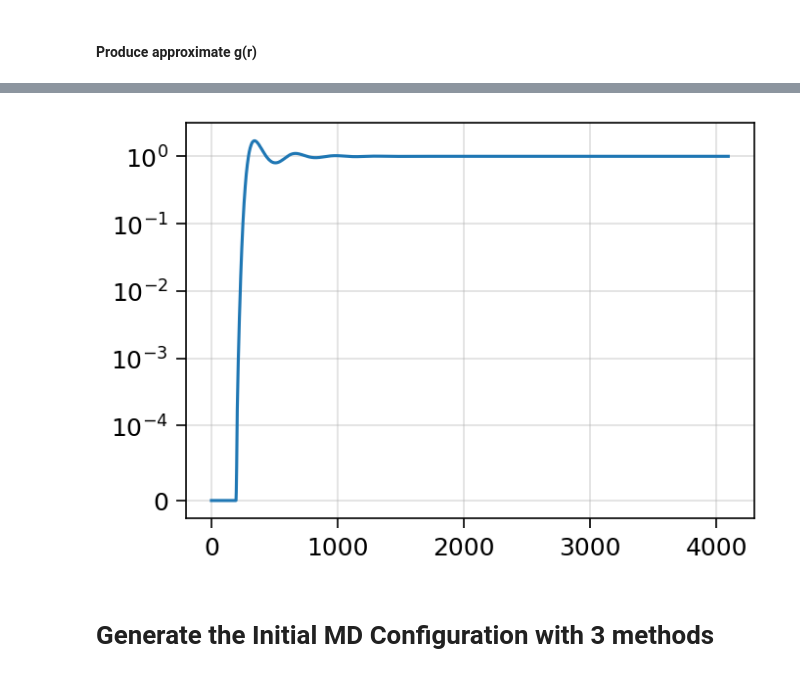
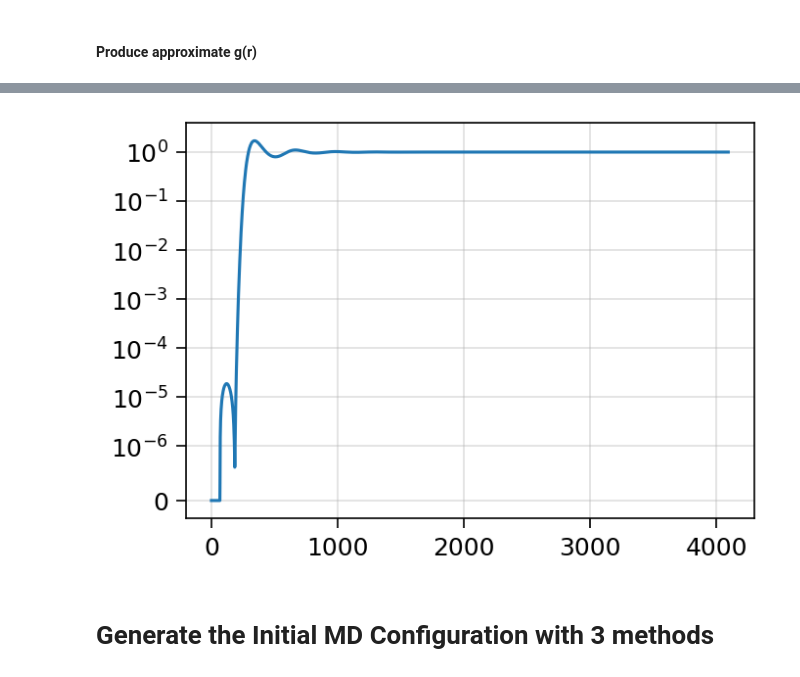
Before and after one commit to ZachAJohnson/CorrelatedConfigurations, a Jupyter notebook: examples/Yukawa_example_Al_for_QE.ipynb, the cells around one changed output, grey strips where cells are left out. Cells and saved outputs as stored; diff of their text form; code cells hidden in the pictures.

```diff
--- a/examples/Yukawa_example_Al_for_QE.ipynb
+++ b/examples/Yukawa_example_Al_for_QE.ipynb
@@ -108,17 +115,17 @@ Final iter:2012, Total Error: 9.959e-06
 # %%
 def regularize_h_core(h_r_array):
     max_peak_loc = np.argmax(h_r_array)
     zero_indcs = np.where(h_r_array==-1)[0]
     max_zero_indcs = np.max(zero_indcs[zero_indcs<max_peak_loc])
     h_r_array[:max_zero_indcs] =-1
 
 regularize_h_core(iet.h_r_matrix[0,0])
 fig, ax = plt.subplots()
 ax.plot(iet.h_r_matrix[0,0]+1)
 # ax.plot(np.exp(-iet.βu_s_l_matrix[0,0])-1)
-ax.set_yscale('symlog', linthresh=1e-4)
+ax.set_yscale('symlog', linthresh=1e-6)
 # %% [output]
-[figure, old version]
+[figure, new version]
 # %% [markdown]
 # Generate the Initial MD Configuration with 3 methods
 # %% [markdown]
```
Also changed, not shown: parts of 5 cells of this notebook, 3 other files.
